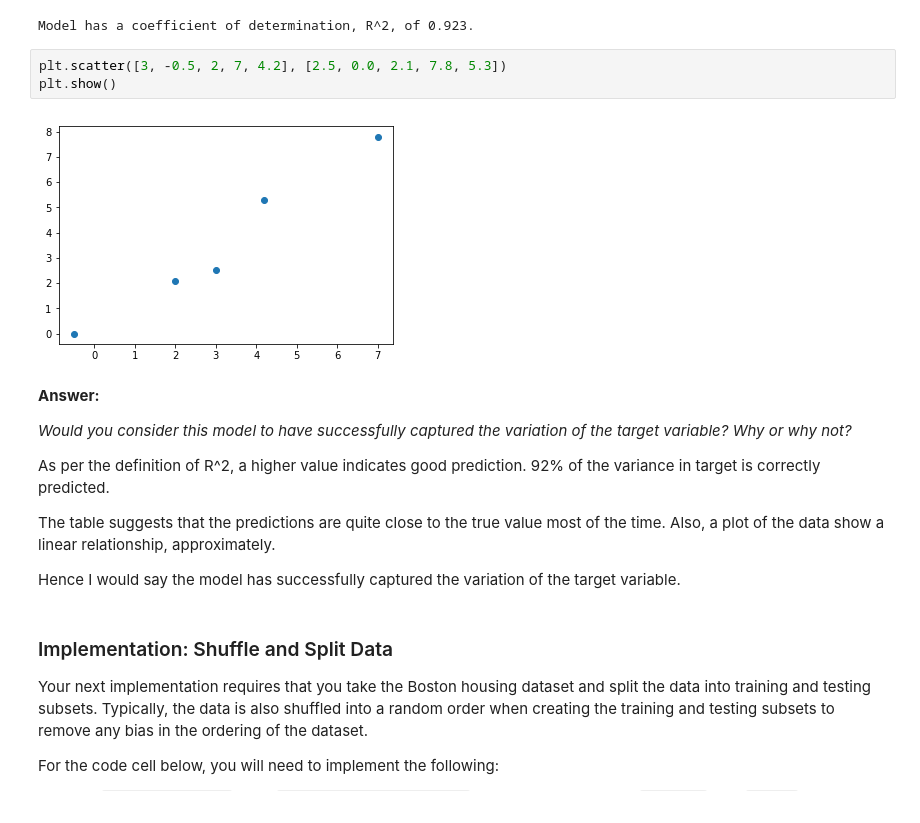
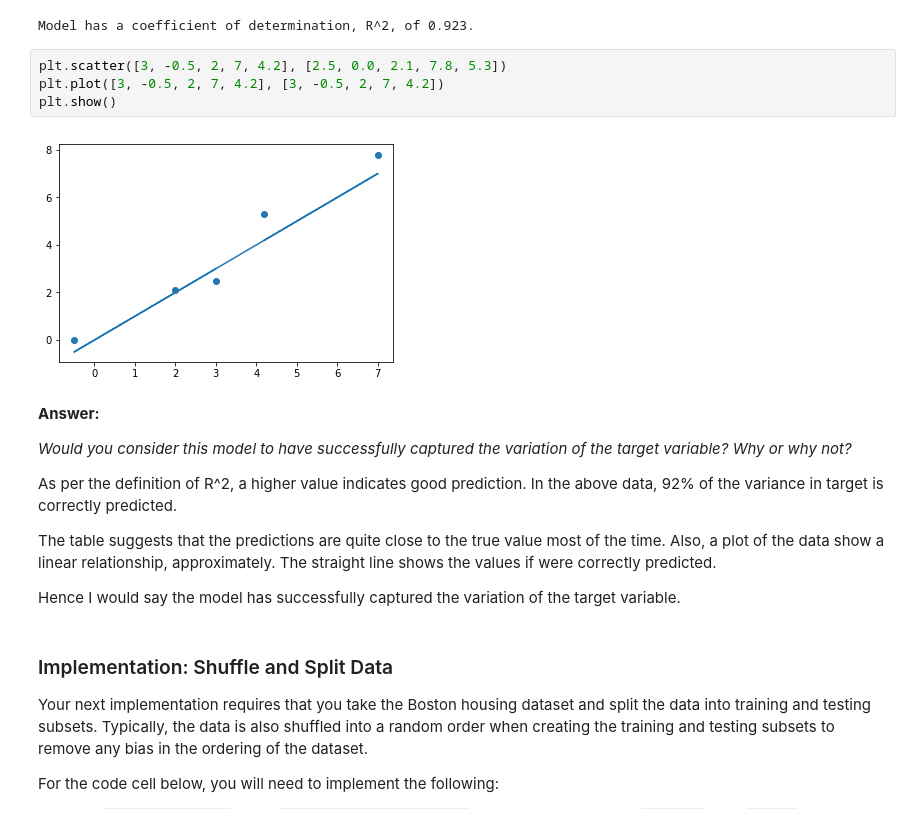
Before and after one commit to anandsaha/udacity-ml-nanodegree, a Jupyter notebook: projects/boston_housing/boston_housing.ipynb, the cells around one changed output. Saved outputs shown, nothing was run; the diff lists cells and outputs as text.

```diff
--- a/projects/boston_housing/boston_housing.ipynb
+++ b/projects/boston_housing/boston_housing.ipynb
@@ -195,17 +195,18 @@ print "Model has a coefficient of determination, R^2, of {:.3f}.".format(score)
 Model has a coefficient of determination, R^2, of 0.923.
 # %%
 plt.scatter([3, -0.5, 2, 7, 4.2], [2.5, 0.0, 2.1, 7.8, 5.3])
+plt.plot([3, -0.5, 2, 7, 4.2], [3, -0.5, 2, 7, 4.2])
 plt.show()
 # %% [output]
-[figure, old version]
+[figure, new version]
 # %% [markdown]
 **Answer:**
 
 *Would you consider this model to have successfully captured the variation of the target variable? Why or why not?*
 
-As per the definition of R^2, a higher value indicates good prediction. 92% of the variance in target is correctly predicted.
+As per the definition of R^2, a higher value indicates good prediction. In the above data, 92% of the variance in target is correctly predicted.
 
-The table suggests that the predictions are quite close to the true value most of the time. Also, a plot of the data show a linear relationship, approximately.
+The table suggests that the predictions are quite close to the true value most of the time. Also, a plot of the data show a linear relationship, approximately. The straight line shows the values if were correctly predicted.
 
 Hence I would say the model has successfully captured the variation of the target variable.
 # %% [markdown]
```
Also changed, not shown: parts of 25 cells of this notebook, 5 other files.
